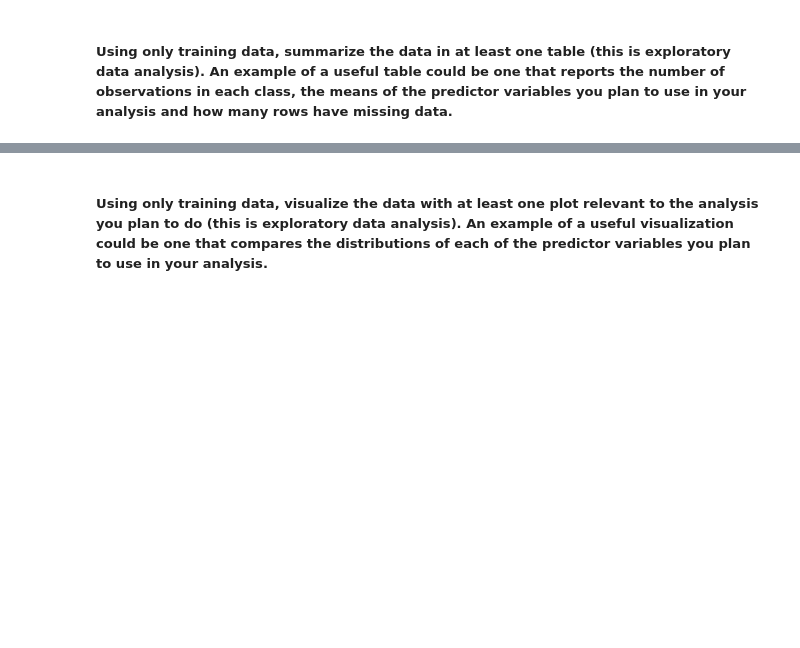
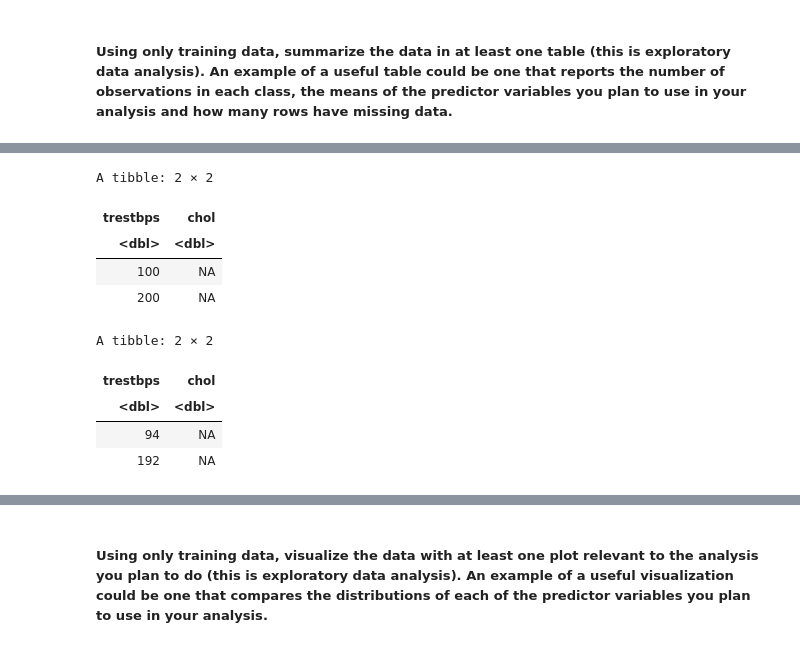
Before and after one commit to TheSkiffle/group_project_ds_2024, a Jupyter notebook: group_project_proposal.ipynb, the cells around one changed output, grey strips where cells are left out. Saved outputs shown, nothing was run; the diff lists cells and outputs as text; code cells hidden in the pictures; blank space fills up the shorter version.

```diff
--- a/group_project_proposal.ipynb
+++ b/group_project_proposal.ipynb
@@ -62,0 +134,25 @@ A spec_tbl_df: 597 × 14
+# %%
+# Min and max when exang is true
+exang_true_domain <- heart_train %>%
+    filter(exang == 1) %>%
+    select(trestbps:chol) %>%
+    map_df(range)
+# Min and max when exang is false
+exang_false_domain <- heart_train %>%
+    filter(exang == 0) %>%
+    select(trestbps:chol) %>%
+    map_df(range)
+
+exang_true_domain
+exang_false_domain
+# %% [output]
+A tibble: 2 × 2
+| trestbps | chol |
+| <dbl> | <dbl> |
+| 100 | NA |
+| 200 | NA |
+A tibble: 2 × 2
+| trestbps | chol |
+| <dbl> | <dbl> |
+| 94 | NA |
+| 192 | NA |
```
Also changed, not shown: parts of 15 cells of this notebook.
